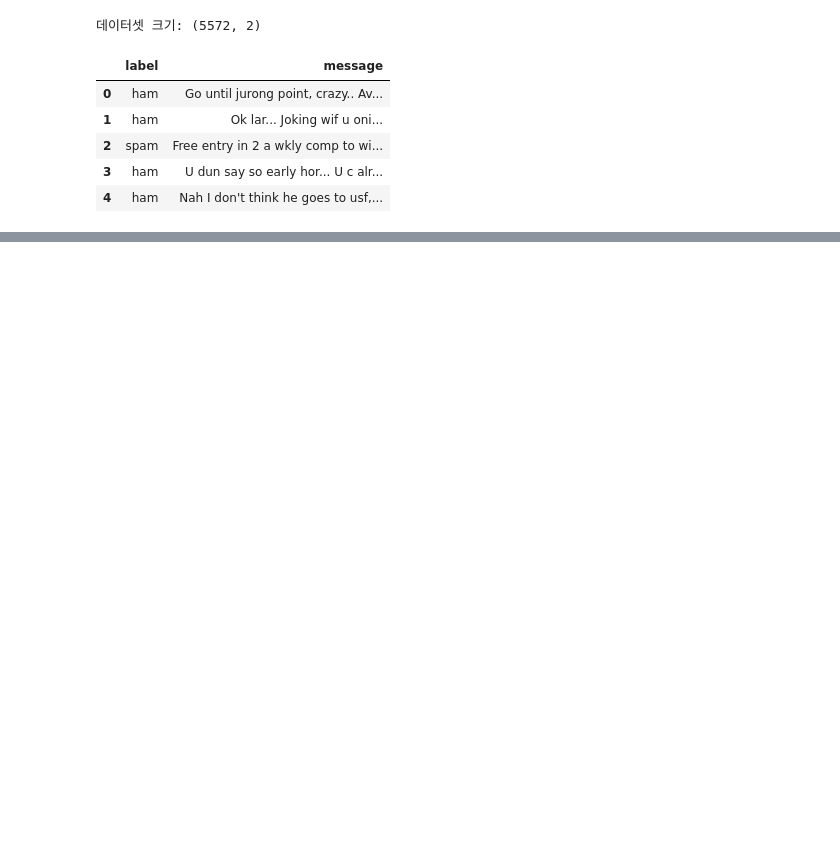
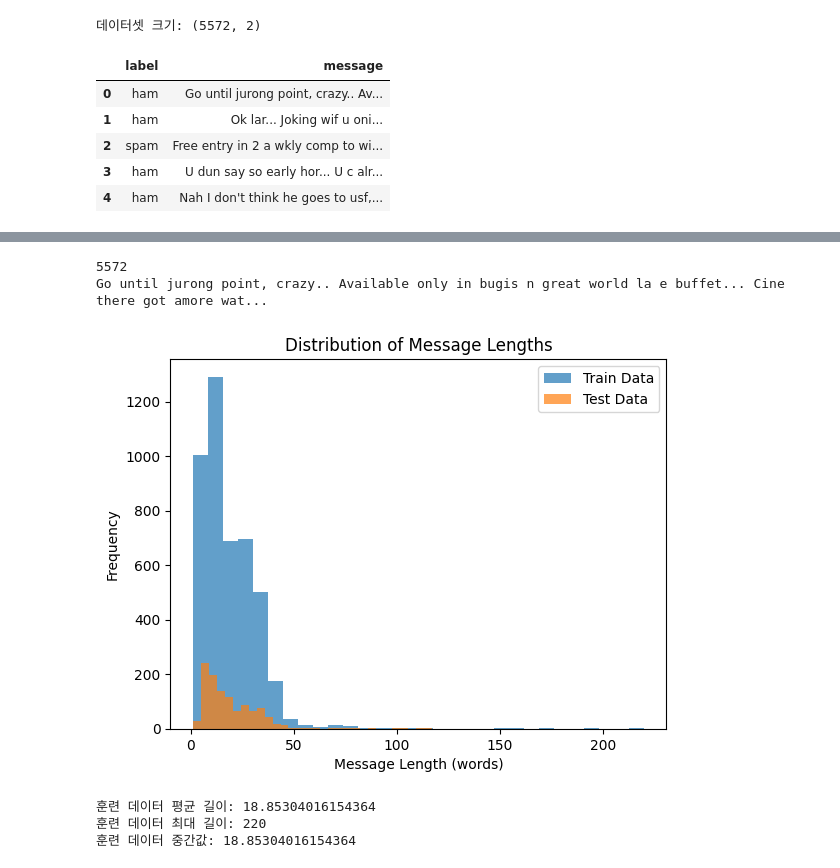
Before and after one commit to forexms78/AI-05-, a Jupyter notebook: 스펨메시지분류.ipynb, the cells around one changed output, grey strips where cells are left out. Cells and saved outputs as stored; diff of their text form; code cells hidden in the pictures; blank space fills up the shorter version.

```diff
--- a/스펨메시지분류.ipynb
+++ b/스펨메시지분류.ipynb
@@ -24,0 +47,40 @@ df.head()
+# %%
+df['label'] = df['label'].map({'ham' :0, 'spam':1})
+
+texts, Labels = df['message'].tolist(), df['label'].tolist()
+train_inputs, test_inputs, train_targets, test_targets = train_test_split(
+    texts,
+    Labels,
+    test_size=0.2,
+    random_state=42
+)
+
+print(len(texts))
+print(texts[0])
+# %% [output]
+5572
+Go until jurong point, crazy.. Available only in bugis n great world la e buffet... Cine there got amore wat...
+# %%
+# @title 메시지 길이 분포 확인 (더길게 확인하면 좋음)
+
+train_lengths = [len(word_tokenize(msg)) for msg in train_inputs]
+test_lengths = [len(word_tokenize(msg)) for msg in test_inputs]
+
+plt.hist(train_lengths, bins=30, alpha=0.7, label='Train Data')
+plt.hist(test_lengths, bins=30, alpha=0.7, label='Test Data')
+plt.xlabel('Message Length (words)')
+plt.ylabel('Frequency')
+plt.legend()
+plt.title('Distribution of Message Lengths')
+plt.show()
+
+
+# 평균 및 최대 길이 확인
+print(f"훈련 데이터 평균 길이: {np.mean(train_lengths)}")
+print(f"훈련 데이터 최대 길이: {np.max(train_lengths)}")
+print(f"훈련 데이터 중간값: {np.mean(train_lengths)}")
+# %% [output]
+[figure, added]
+훈련 데이터 평균 길이: 18.85304016154364
+훈련 데이터 최대 길이: 220
+훈련 데이터 중간값: 18.85304016154364
```
Also changed, not shown: parts of 11 cells of this notebook.
